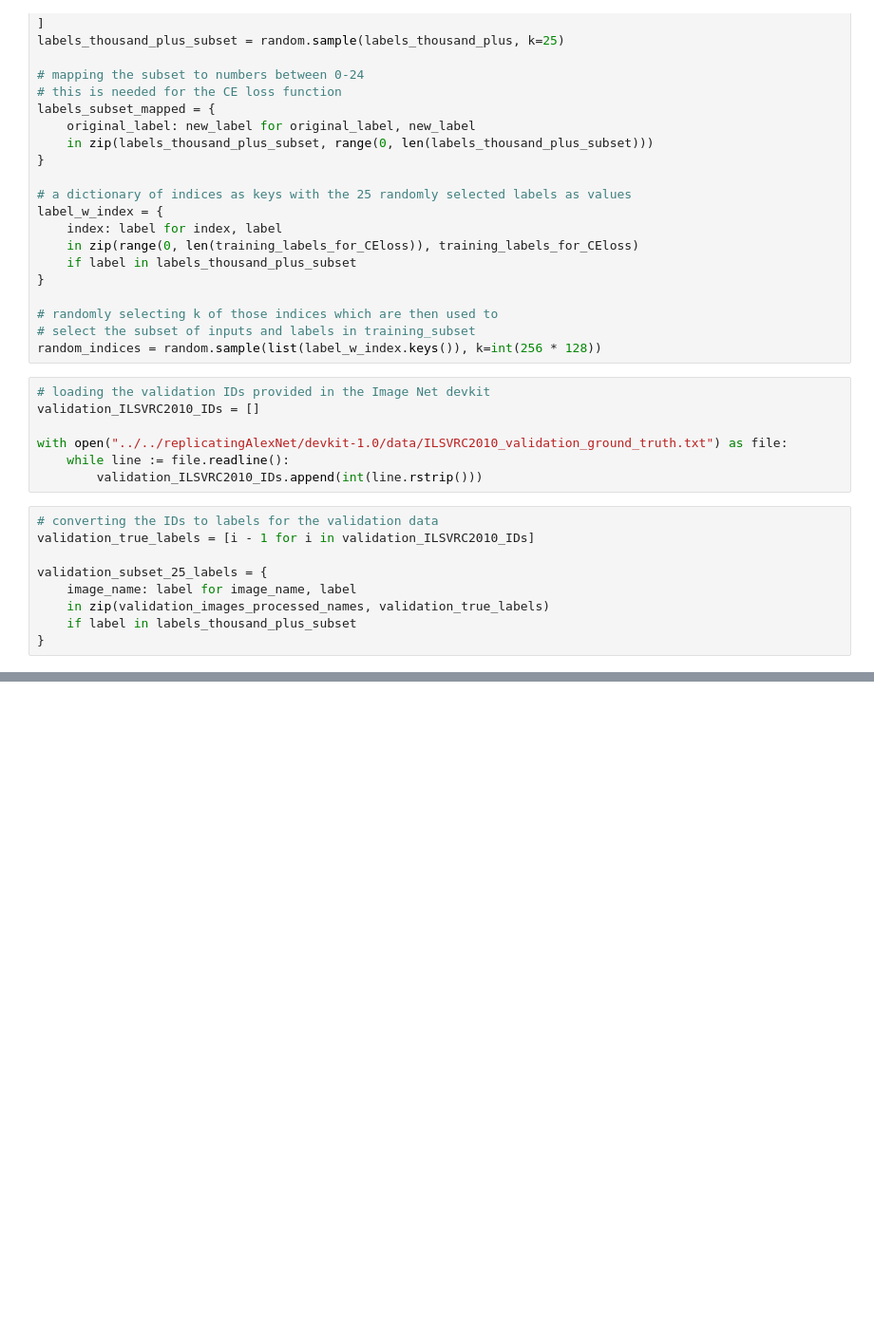
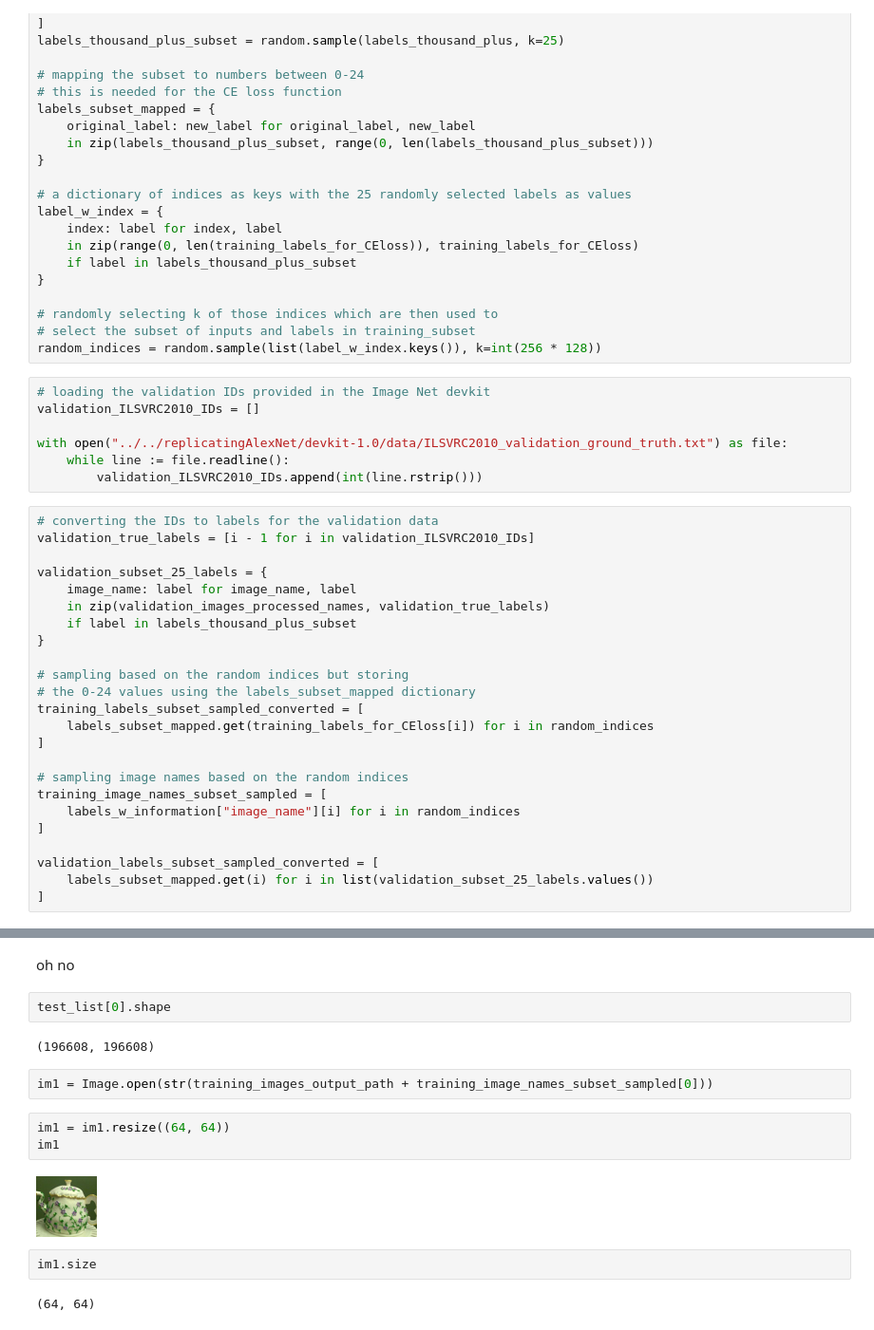
Before and after one commit to AsteroidHunter/fastexps, a Jupyter notebook: training_a_gnn/How well does a GNN perform if an image's adjacency matrix is used for image classification?.ipynb, the cells around one changed output, grey strips where cells are left out. Shown at 95% size. Drawn from its saved outputs; the diff is of its cells as text; blank space fills up the shorter version.

```diff
--- a/training_a_gnn/How well does a GNN perform if an image's adjacency matrix is used for image classification?.ipynb
+++ b/training_a_gnn/How well does a GNN perform if an image's adjacency matrix is used for image classification?.ipynb
@@ -112,3 +116,18 @@ validation_subset_25_labels = {
     in zip(validation_images_processed_names, validation_true_labels)
     if label in labels_thousand_plus_subset
 }
+
+# sampling based on the random indices but storing
+# the 0-24 values using the labels_subset_mapped dictionary
+training_labels_subset_sampled_converted = [
+    labels_subset_mapped.get(training_labels_for_CEloss[i]) for i in random_indices
+]
+
+# sampling image names based on the random indices
+training_image_names_subset_sampled = [
+    labels_w_information["image_name"][i] for i in random_indices
+]
+
+validation_labels_subset_sampled_converted = [
+    labels_subset_mapped.get(i) for i in list(validation_subset_25_labels.values())
+]
@@ -114,0 +167,17 @@ validation_subset_25_labels = {
+# %% [markdown]
+oh no
+# %%
+test_list[0].shape
+# %% [output]
+(196608, 196608)
+# %%
+im1 = Image.open(str(training_images_output_path + training_image_names_subset_sampled[0]))
+# %%
+im1 = im1.resize((64, 64))
+im1
+# %% [output]
+[figure, added]
+# %%
+im1.size
+# %% [output]
+(64, 64)
```
Also changed, not shown: parts of 15 cells of this notebook, 1 other file.
